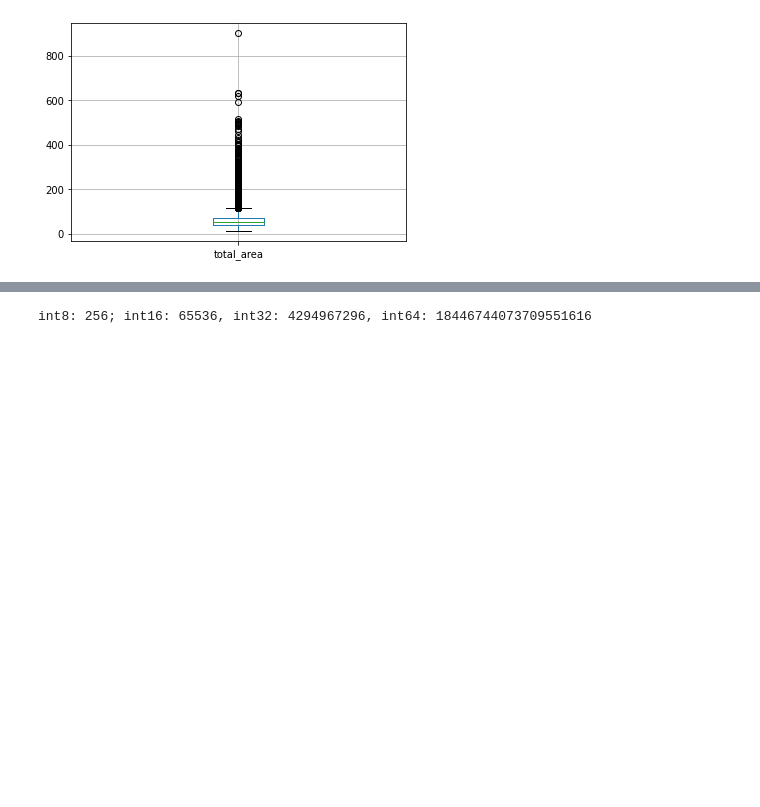
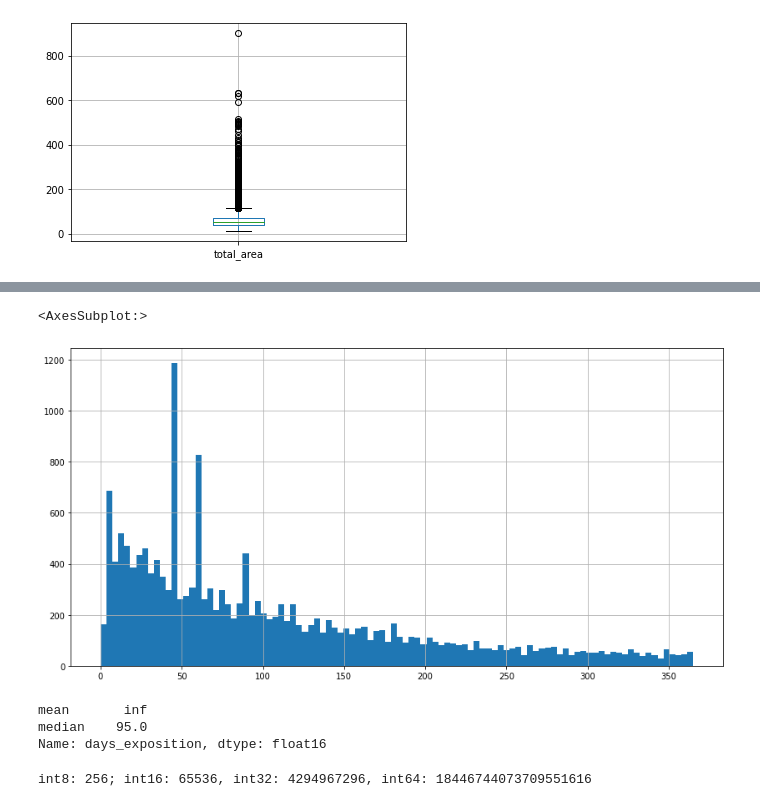
Before and after one commit to versus666jzx/practicum_ds, a Jupyter notebook: market_value_of_real_estate_research/notebooks/market_price.ipynb, the cells around one changed output, grey strips where cells are left out. Cells and saved outputs as stored; diff of their text form; code cells hidden in the pictures; blank space fills up the shorter version.

```diff
--- a/market_value_of_real_estate_research/notebooks/market_price.ipynb
+++ b/market_value_of_real_estate_research/notebooks/market_price.ipynb
@@ -432,3 +443,14 @@ for column in columns:
+# %%
+data['days_exposition'].hist(bins=100, grid=True, figsize=(14, 7), range=(0, 365))
+# %% [output]
+<AxesSubplot:>
+[figure, added]
+# %%
+data['days_exposition'].agg(['mean', 'median'])
+# %% [output]
+mean       inf
+median    95.0
+Name: days_exposition, dtype: float16
 # %%
 print(f'int8: {2**8}; int16: {2**16}, int32: {2**32}, int64: {2**64}')
 # %% [output]
```
Also changed, not shown: parts of 2 cells of this notebook.
